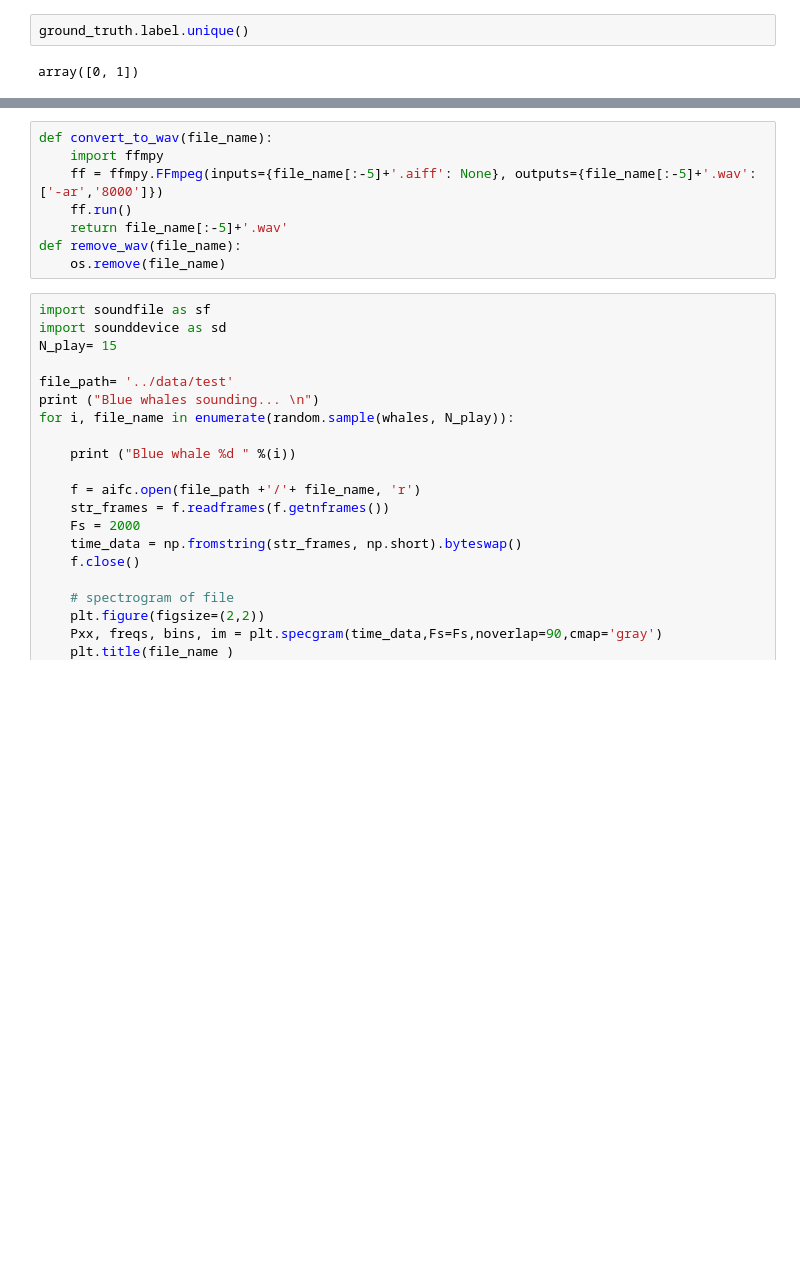
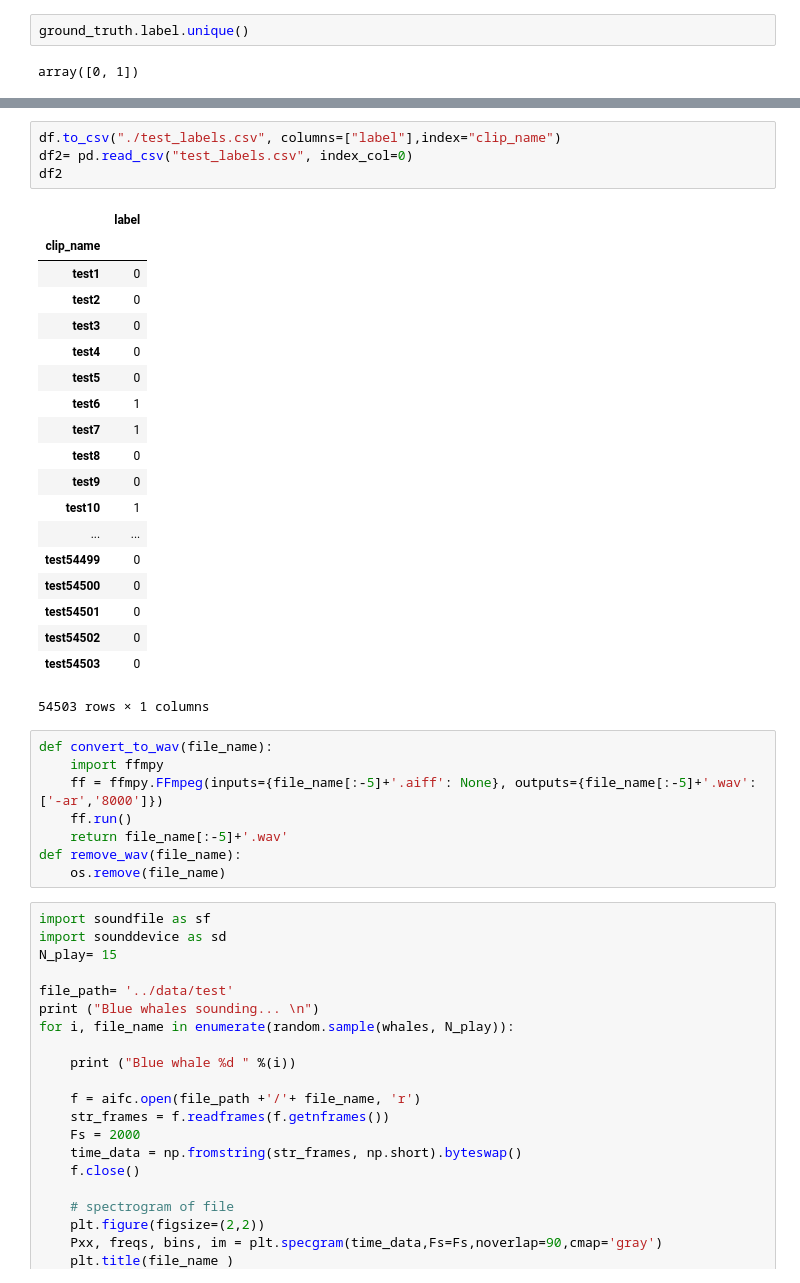
Before and after one commit to mabelvj/the-marinexplore-and-cornell-university-whale-detection-challenge, a Jupyter notebook: load_pred_labels.ipynb, the cells around one changed output, grey strips where cells are left out. Saved outputs shown, nothing was run; the diff lists cells and outputs as text; blank space fills up the shorter version.

```diff
--- a/load_pred_labels.ipynb
+++ b/load_pred_labels.ipynb
@@ -64,3 +64,27 @@ test10.aiff           9  0.900128      1  0.900128       NaN  0.0  1.0
+# %%
+df.to_csv("./test_labels.csv", columns=["label"],index="clip_name")
+df2= pd.read_csv("test_labels.csv", index_col=0)
+df2
+# %% [output]
+|  | label |
+| clip_name |  |
+| test1 | 0 |
+| test2 | 0 |
+| test3 | 0 |
+| test4 | 0 |
+| test5 | 0 |
+| test6 | 1 |
+| test7 | 1 |
+| test8 | 0 |
+| test9 | 0 |
+| test10 | 1 |
+| ... | ... |
+| test54499 | 0 |
+| test54500 | 0 |
+| test54501 | 0 |
+| test54502 | 0 |
+| test54503 | 0 |
+54503 rows × 1 columns
 # %%
 def convert_to_wav(file_name):
     import ffmpy
```
Also changed, not shown: parts of 5 cells of this notebook, 5 other files.
